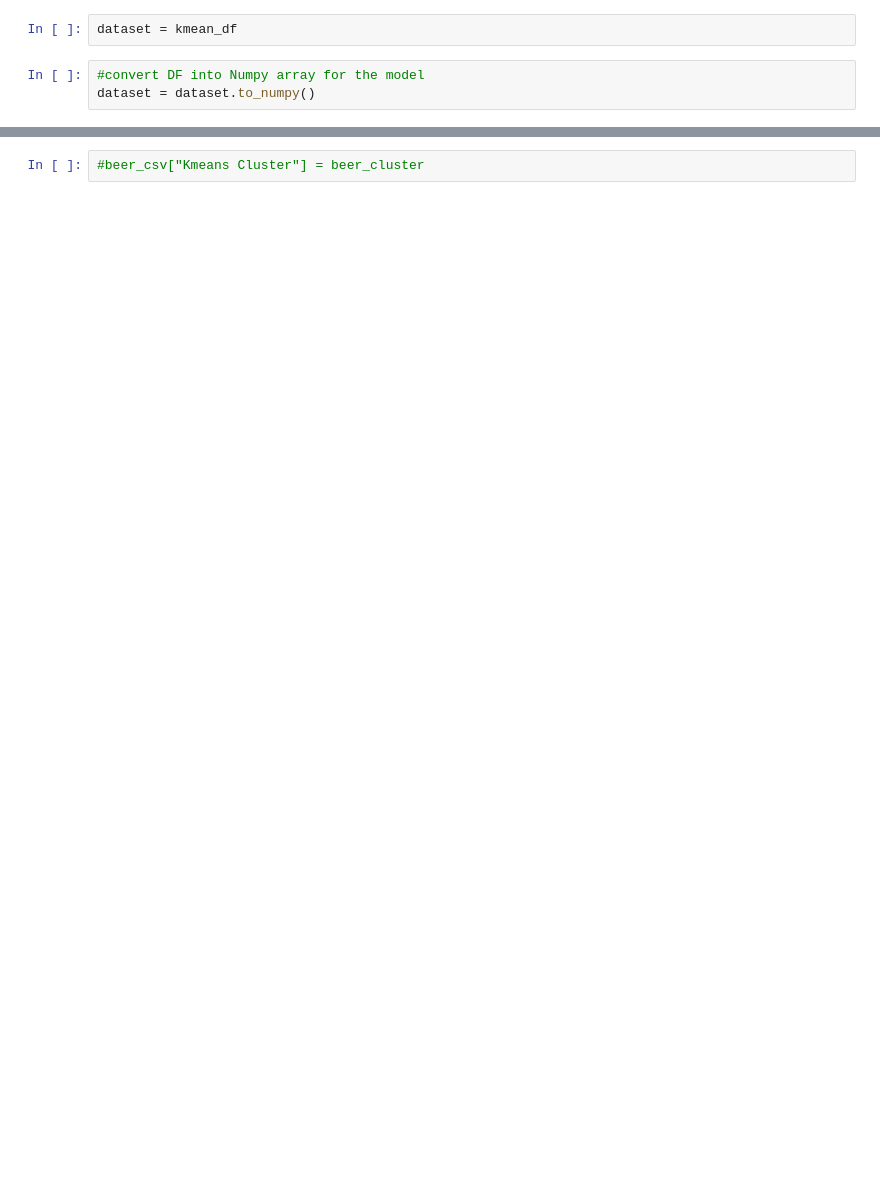
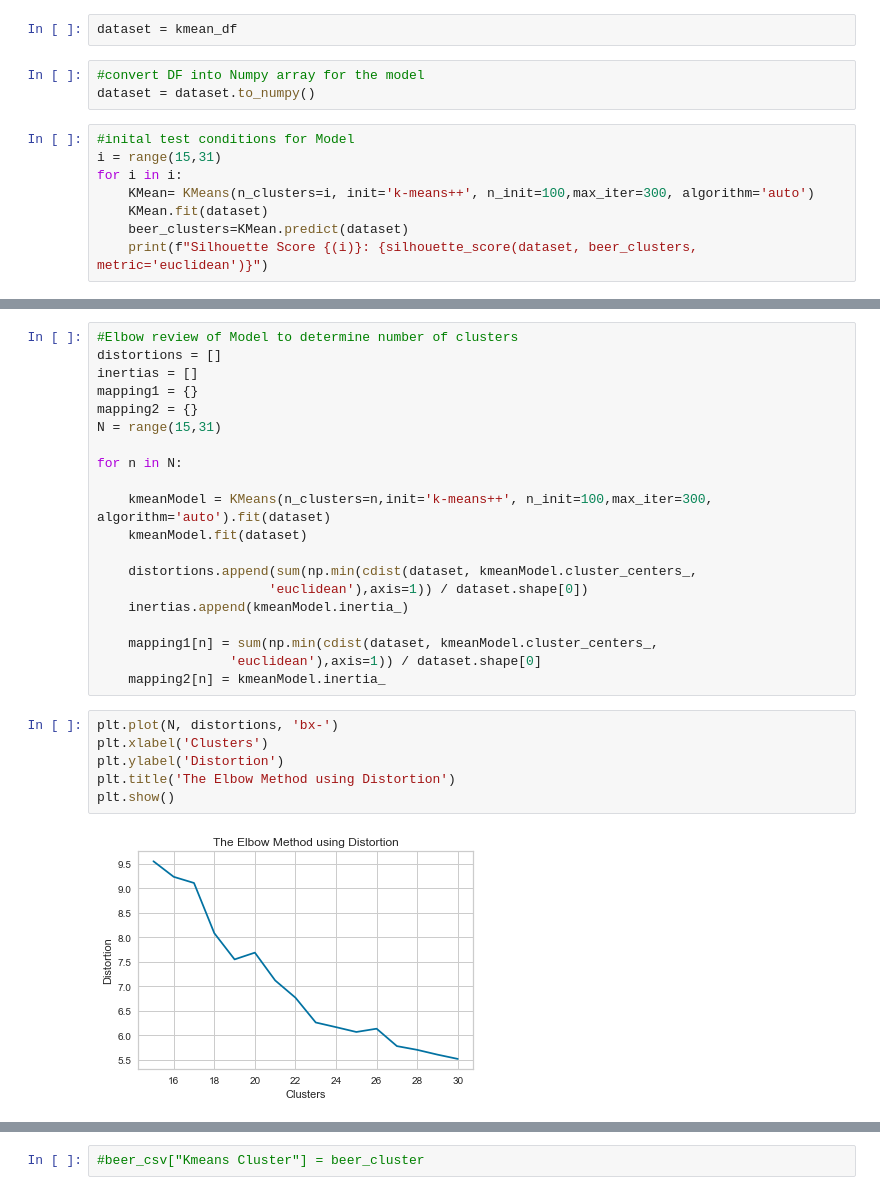
Before and after one commit to mactzu/PredictivePandas, a Jupyter notebook: work/eamonn/K-Means Final.ipynb, the cells around one changed output, grey strips where cells are left out. Cells and saved outputs as stored; diff of their text form; blank space fills up the shorter version.

Commit message:
Final updates to model notebooks

```diff
--- a/work/eamonn/K-Means Final.ipynb
+++ b/work/eamonn/K-Means Final.ipynb
@@ -55,3 +44,11 @@ dataset = kmean_df
 # %%
 #convert DF into Numpy array for the model
 dataset = dataset.to_numpy()
+# %%
+#inital test conditions for Model
+i = range(15,31)
+for i in i:
+    KMean= KMeans(n_clusters=i, init='k-means++', n_init=100,max_iter=300, algorithm='auto')
+    KMean.fit(dataset)
+    beer_clusters=KMean.predict(dataset)
+    print(f"Silhouette Score {(i)}: {silhouette_score(dataset, beer_clusters, metric='euclidean')}")
@@ -57,0 +72,28 @@ dataset = dataset.to_numpy()
+# %%
+#Elbow review of Model to determine number of clusters
+distortions = []
+inertias = []
+mapping1 = {}
+mapping2 = {}
+N = range(15,31)
+
+for n in N:
+
+    kmeanModel = KMeans(n_clusters=n,init='k-means++', n_init=100,max_iter=300, algorithm='auto').fit(dataset)
+    kmeanModel.fit(dataset)
+
+    distortions.append(sum(np.min(cdist(dataset, kmeanModel.cluster_centers_,
+                      'euclidean'),axis=1)) / dataset.shape[0])
+    inertias.append(kmeanModel.inertia_)
+
+    mapping1[n] = sum(np.min(cdist(dataset, kmeanModel.cluster_centers_,
+                 'euclidean'),axis=1)) / dataset.shape[0]
+    mapping2[n] = kmeanModel.inertia_
+# %%
+plt.plot(N, distortions, 'bx-')
+plt.xlabel('Clusters')
+plt.ylabel('Distortion')
+plt.title('The Elbow Method using Distortion')
+plt.show()
+# %% [output]
+[figure, added]
```
Also changed, not shown: parts of 20 cells of this notebook, 17 other files.
